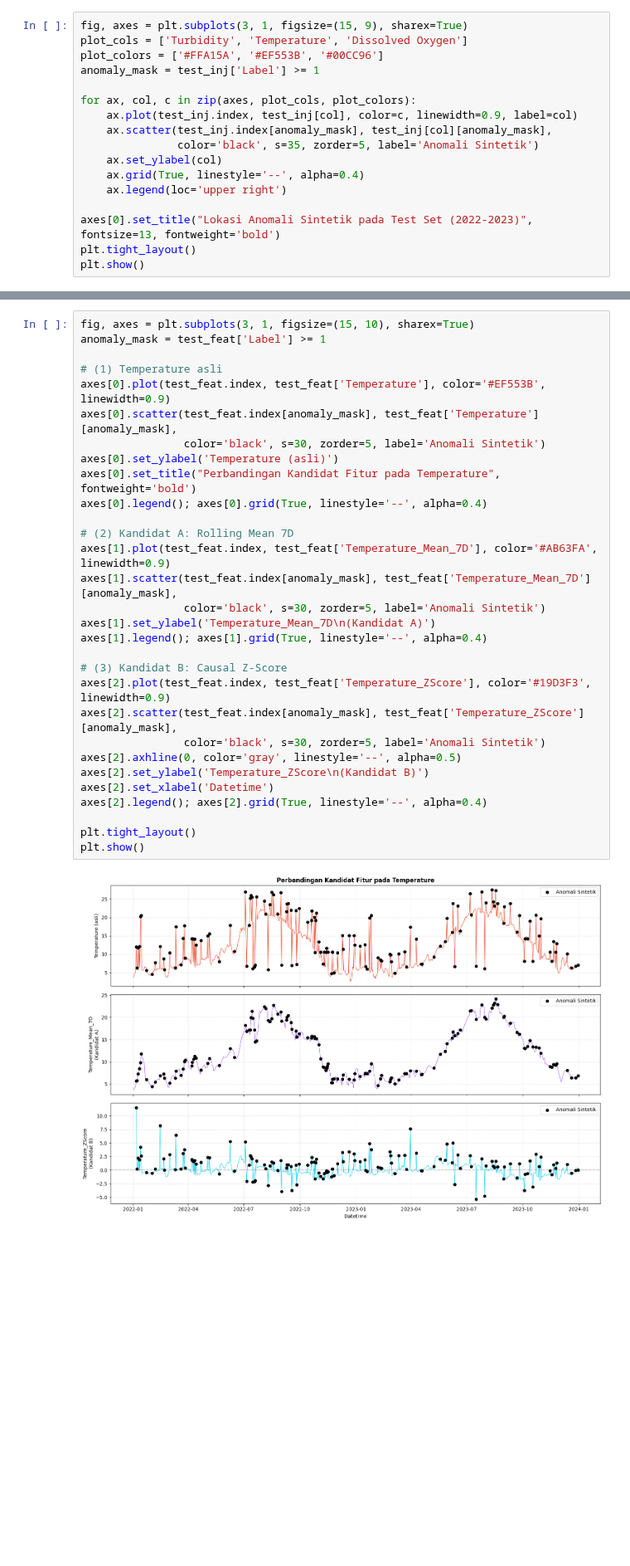
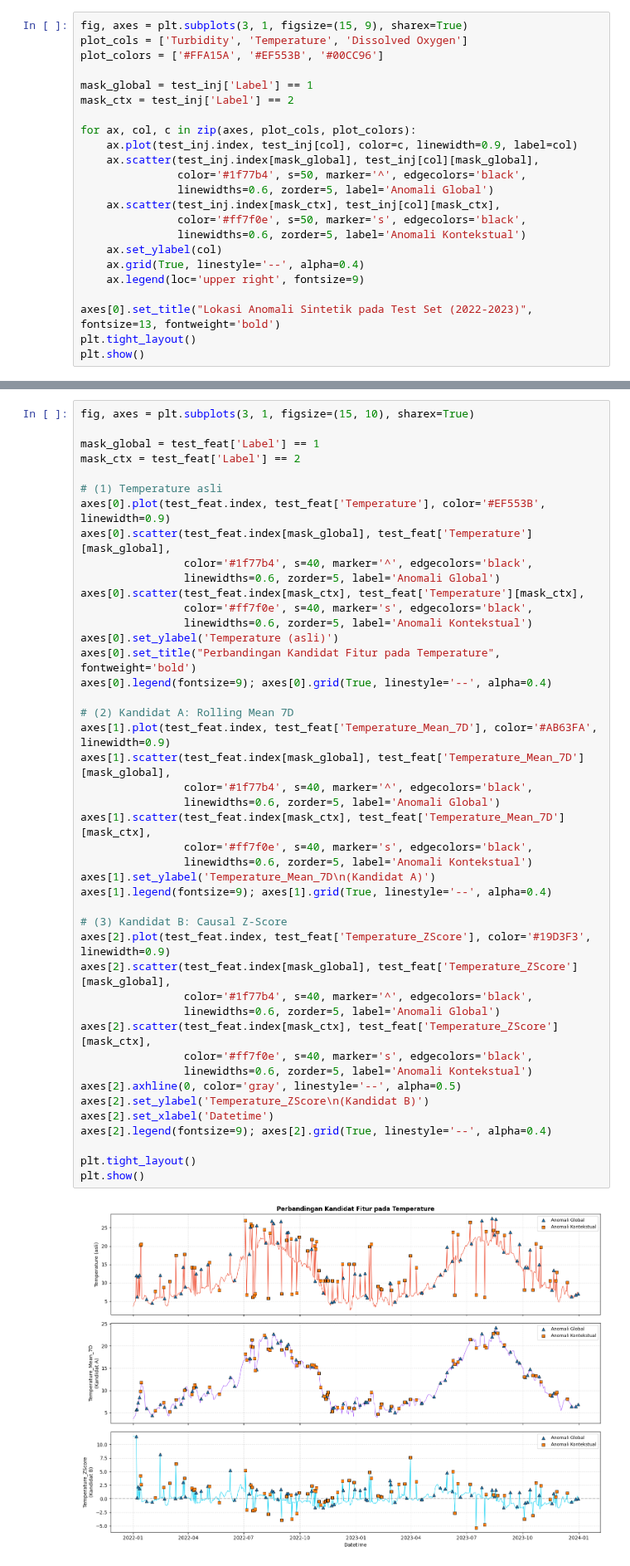
Before and after one commit to aDJi2003/water-anomaly-detection, a Jupyter notebook: notebook/main.ipynb, the cells around one changed output, grey strips where cells are left out. Shown at 83% size. Drawn from its saved outputs; the diff is of its cells as text; blank space fills up the shorter version.

```diff
--- a/notebook/main.ipynb
+++ b/notebook/main.ipynb
@@ -351,15 +351,21 @@ Plot ini memvisualisasikan letak anomali sintetik pada deret waktu test set. Per
 fig, axes = plt.subplots(3, 1, figsize=(15, 9), sharex=True)
 plot_cols = ['Turbidity', 'Temperature', 'Dissolved Oxygen']
 plot_colors = ['#FFA15A', '#EF553B', '#00CC96']
-anomaly_mask = test_inj['Label'] >= 1
+
+mask_global = test_inj['Label'] == 1
+mask_ctx = test_inj['Label'] == 2
 
 for ax, col, c in zip(axes, plot_cols, plot_colors):
     ax.plot(test_inj.index, test_inj[col], color=c, linewidth=0.9, label=col)
-    ax.scatter(test_inj.index[anomaly_mask], test_inj[col][anomaly_mask],
-               color='black', s=35, zorder=5, label='Anomali Sintetik')
+    ax.scatter(test_inj.index[mask_global], test_inj[col][mask_global],
+               color='#1f77b4', s=50, marker='^', edgecolors='black',
+               linewidths=0.6, zorder=5, label='Anomali Global')
+    ax.scatter(test_inj.index[mask_ctx], test_inj[col][mask_ctx],
+               color='#ff7f0e', s=50, marker='s', edgecolors='black',
+               linewidths=0.6, zorder=5, label='Anomali Kontekstual')
     ax.set_ylabel(col)
     ax.grid(True, linestyle='--', alpha=0.4)
-    ax.legend(loc='upper right')
+    ax.legend(loc='upper right', fontsize=9)
 
 axes[0].set_title("Lokasi Anomali Sintetik pada Test Set (2022-2023)", fontsize=13, fontweight='bold')
 plt.tight_layout()
@@ -431,36 +437,50 @@ Total kolom: 23
 Visualisasi ini sangat penting untuk memahami **mengapa** nantinya salah satu kandidat akan menang di ablation study. Kita fokus pada Temperature di test set, karena banyak anomali kontekstual yang diinjeksikan pada kolom tersebut.
 # %%
 fig, axes = plt.subplots(3, 1, figsize=(15, 10), sharex=True)
-anomaly_mask = test_feat['Label'] >= 1
+
+mask_global = test_feat['Label'] == 1
+mask_ctx = test_feat['Label'] == 2
 
 # (1) Temperature asli
 axes[0].plot(test_feat.index, test_feat['Temperature'], color='#EF553B', linewidth=0.9)
-axes[0].scatter(test_feat.index[anomaly_mask], test_feat['Temperature'][anomaly_mask],
-                color='black', s=30, zorder=5, label='Anomali Sintetik')
+axes[0].scatter(test_feat.index[mask_global], test_feat['Temperature'][mask_global],
+                color='#1f77b4', s=40, marker='^', edgecolors='black',
+                linewidths=0.6, zorder=5, label='Anomali Global')
+axes[0].scatter(test_feat.index[mask_ctx], test_feat['Temperature'][mask_ctx],
+                color='#ff7f0e', s=40, marker='s', edgecolors='black',
+                linewidths=0.6, zorder=5, label='Anomali Kontekstual')
 axes[0].set_ylabel('Temperature (asli)')
 axes[0].set_title("Perbandingan Kandidat Fitur pada Temperature", fontweight='bold')
-axes[0].legend(); axes[0].grid(True, linestyle='--', alpha=0.4)
+axes[0].legend(fontsize=9); axes[0].grid(True, linestyle='--', alpha=0.4)
 
 # (2) Kandidat A: Rolling Mean 7D
 axes[1].plot(test_feat.index, test_feat['Temperature_Mean_7D'], color='#AB63FA', linewidth=0.9)
-axes[1].scatter(test_feat.index[anomaly_mask], test_feat['Temperature_Mean_7D'][anomaly_mask],
-                color='black', s=30, zorder=5, label='Anomali Sintetik')
+axes[1].scatter(test_feat.index[mask_global], test_feat['Temperature_Mean_7D'][mask_global],
+                color='#1f77b4', s=40, marker='^', edgecolors='black',
+                linewidths=0.6, zorder=5, label='Anomali Global')
+axes[1].scatter(test_feat.index[mask_ctx], test_feat['Temperature_Mean_7D'][mask_ctx],
+                color='#ff7f0e', s=40, marker='s', edgecolors='black',
+                linewidths=0.6, zorder=5, label='Anomali Kontekstual')
 axes[1].set_ylabel('Temperature_Mean_7D\n(Kandidat A)')
-axes[1].legend(); axes[1].grid(True, linestyle='--', alpha=0.4)
+axes[1].legend(fontsize=9); axes[1].grid(True, linestyle='--', alpha=0.4)
 
 # (3) Kandidat B: Causal Z-Score
 axes[2].plot(test_feat.index, test_feat['Temperature_ZScore'], color='#19D3F3', linewidth=0.9)
-axes[2].scatter(test_feat.index[anomaly_mask], test_feat['Temperature_ZScore'][anomaly_mask],
-                color='black', s=30, zorder=5, label='Anomali Sintetik')
+axes[2].scatter(test_feat.index[mask_global], test_feat['Temperature_ZScore'][mask_global],
+                color='#1f77b4', s=40, marker='^', edgecolors='black',
+                linewidths=0.6, zorder=5, label='Anomali Global')
+axes[2].scatter(test_feat.index[mask_ctx], test_feat['Temperature_ZScore'][mask_ctx],
+                color='#ff7f0e', s=40, marker='s', edgecolors='black',
+                linewidths=0.6, zorder=5, label='Anomali Kontekstual')
 axes[2].axhline(0, color='gray', linestyle='--', alpha=0.5)
 axes[2].set_ylabel('Temperature_ZScore\n(Kandidat B)')
 axes[2].set_xlabel('Datetime')
-axes[2].legend(); axes[2].grid(True, linestyle='--', alpha=0.4)
+axes[2].legend(fontsize=9); axes[2].grid(True, linestyle='--', alpha=0.4)
 
 plt.tight_layout()
 plt.show()
 # %% [output]
-[figure, old version]
+[figure, new version]
 # %% [markdown]
 **Pengamatan awal dari grafik di atas:**
 
```
Also changed, not shown: parts of 11 cells of this notebook.
